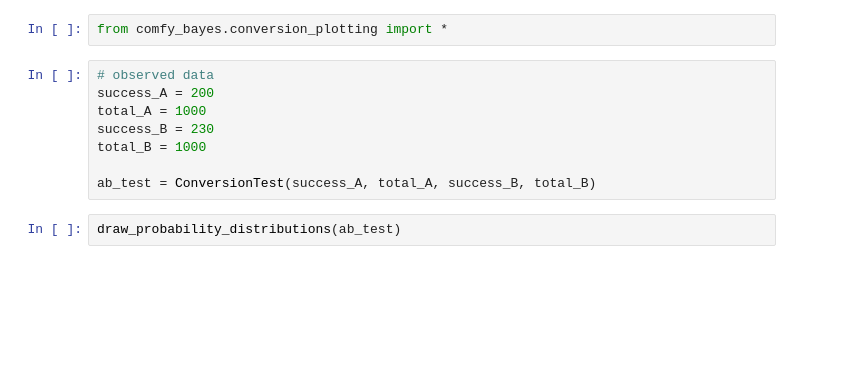
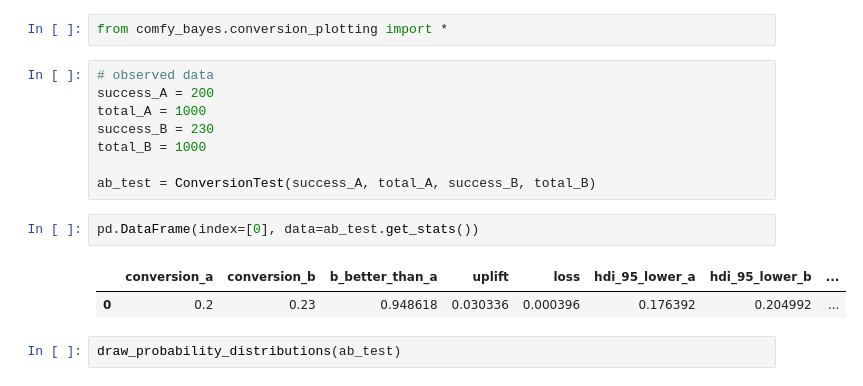
Before and after one commit to eki107/comfy-bayes, a Jupyter notebook: examples/charting_conversions.ipynb, the cells around one changed output. Saved outputs shown, nothing was run; the diff lists cells and outputs as text; blank space fills up the shorter version.

```diff
--- a/examples/charting_conversions.ipynb
+++ b/examples/charting_conversions.ipynb
@@ -22,6 +20,11 @@ success_B = 230
 total_B = 1000
 
 ab_test = ConversionTest(success_A, total_A, success_B, total_B)
+# %%
+pd.DataFrame(index=[0], data=ab_test.get_stats())
+# %% [output]
+|  | conversion_a | conversion_b | b_better_than_a | uplift | loss | hdi_95_lower_a | hdi_95_lower_b | ... |
+| 0 | 0.2 | 0.23 | 0.948618 | 0.030336 | 0.000396 | 0.176392 | 0.204992 | ... |
 # %%
 draw_probability_distributions(ab_test)
 # %% [output]
```
Also changed, not shown: parts of 3 cells of this notebook, 2 other files.
